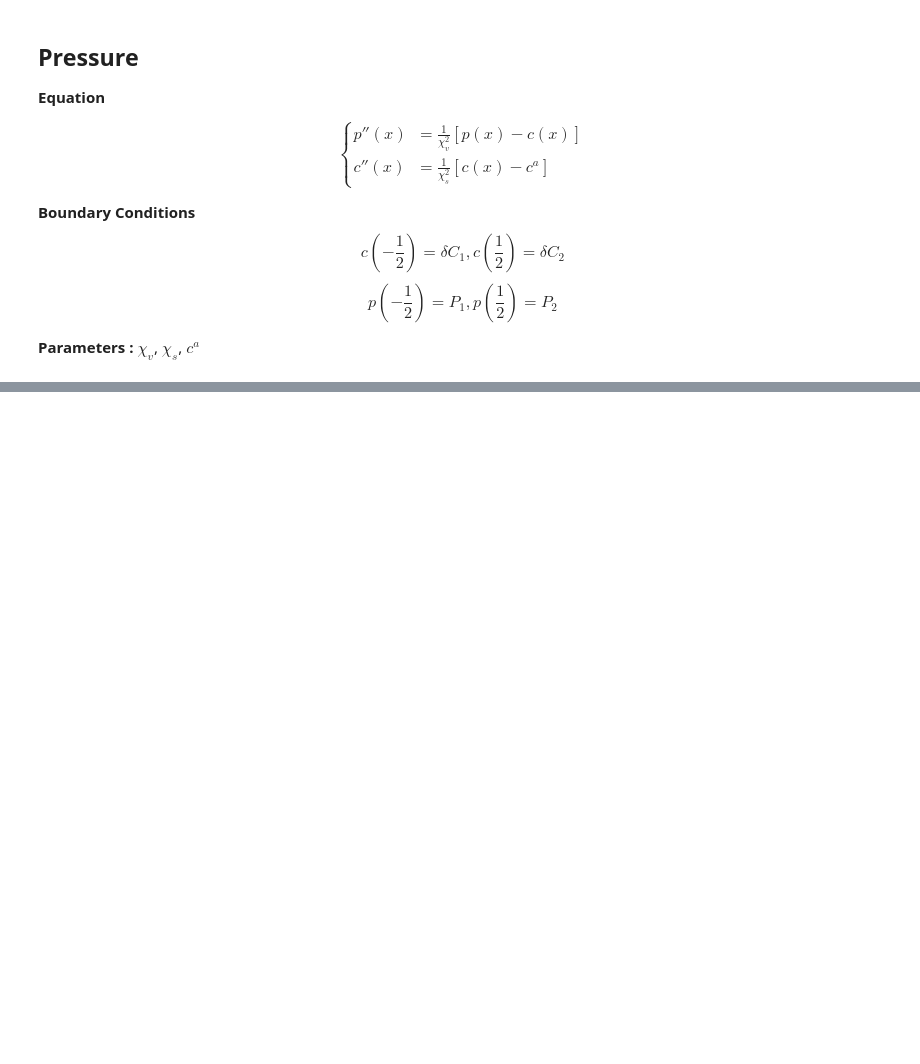
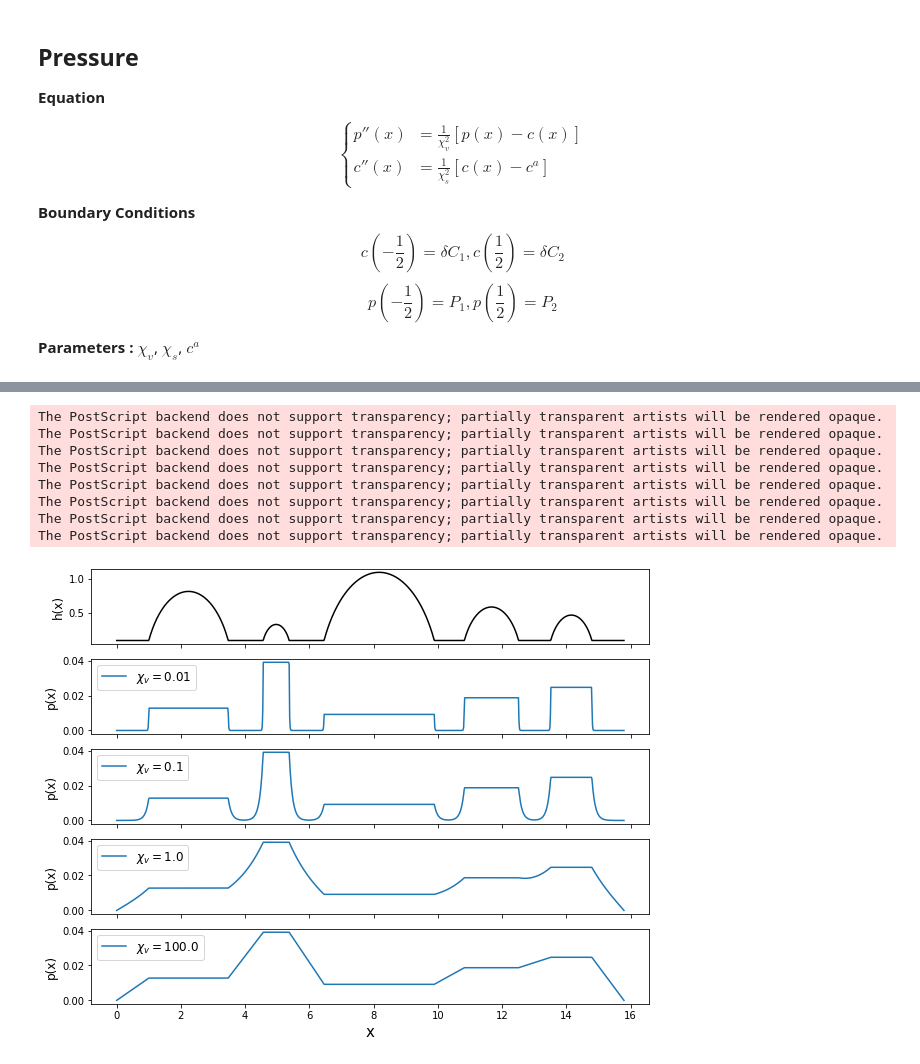
Before and after one commit to VirtualEmbryo/hydroosmotic_chain, a Jupyter notebook: _notebook/2lumens/ode_solver.ipynb, the cells around one changed output, grey strips where cells are left out. Cells and saved outputs as stored; diff of their text form; code cells hidden in the pictures; blank space fills up the shorter version.

```diff
--- a/_notebook/2lumens/ode_solver.ipynb
+++ b/_notebook/2lumens/ode_solver.ipynb
@@ -463,0 +581,48 @@ Solved in 7 iterations, number of nodes 104, maximum relative residual 9.28e-04.
+# %%
+np.random.seed(1234)
+
+ell0 = 1.
+chis, chiv = 1., 100.
+
+nb_lumens = 5
+
+chain = lc.Osmotic_Chain(nb_lumens)
+chain.__gen_network_lumen_object__(avg_size=1., std_size=0.5, avg_dist = ell0, std_dist=0.1, dist_toleft=1, dist_toright=1, ca_lumen_list=[], ca_bridge_list=[], equilibrium=True)
+
+set_equilibrium = True
+if set_equilibrium :
+    for k in range(1, nb_lumens+1) :
+        chain.lumens_dict[k].nb_ions = chain.lumens_dict[k].length**2/chain.lumens_dict[k].mu
+
+chi_list = [(1., 0.01), (1., .1), (1., 1.),  (1., 100.)]
+
+x = np.linspace(0., chain.total_length, 1001)
+
+fig, ax = plt.subplots(len(chi_list)+1, 1, figsize=(10, 8), sharex=True)
+ax[0].plot(x, tools.profile(x, chain)[0], color='k')
+#ax[0].axis('equal')
+ax[0].set_ylabel('h(x)', fontsize=12)
+
+i=1
+for elem in chi_list :
+    chis = elem[0]
+    chiv = elem[1]
+    chain.xis, chain.xiv = ell0*chis, ell0*chiv
+    p = calc_local_pressure(x, chain)
+    ax[i].plot(x, p, label = r'$\chi_v = $' + str(chiv))
+    ax[i].set_ylabel('p(x)', fontsize=12)
+    ax[i].legend(fontsize=12, loc=2)
+    i+=1
+ax[i-1].set_xlabel('x', fontsize=15)
+plt.savefig('/Users/mathieuleverge/git/chain_lumen/_notebook/figures/pressure_profile_chain.eps', format='eps')
+plt.show()
+# %% [output]
+The PostScript backend does not support transparency; partially transparent artists will be rendered opaque.
+The PostScript backend does not support transparency; partially transparent artists will be rendered opaque.
+The PostScript backend does not support transparency; partially transparent artists will be rendered opaque.
+The PostScript backend does not support transparency; partially transparent artists will be rendered opaque.
+The PostScript backend does not support transparency; partially transparent artists will be rendered opaque.
+The PostScript backend does not support transparency; partially transparent artists will be rendered opaque.
+The PostScript backend does not support transparency; partially transparent artists will be rendered opaque.
+The PostScript backend does not support transparency; partially transparent artists will be rendered opaque.
+[figure, added]
```
Also changed, not shown: parts of 9 cells of this notebook, 19 other files.
